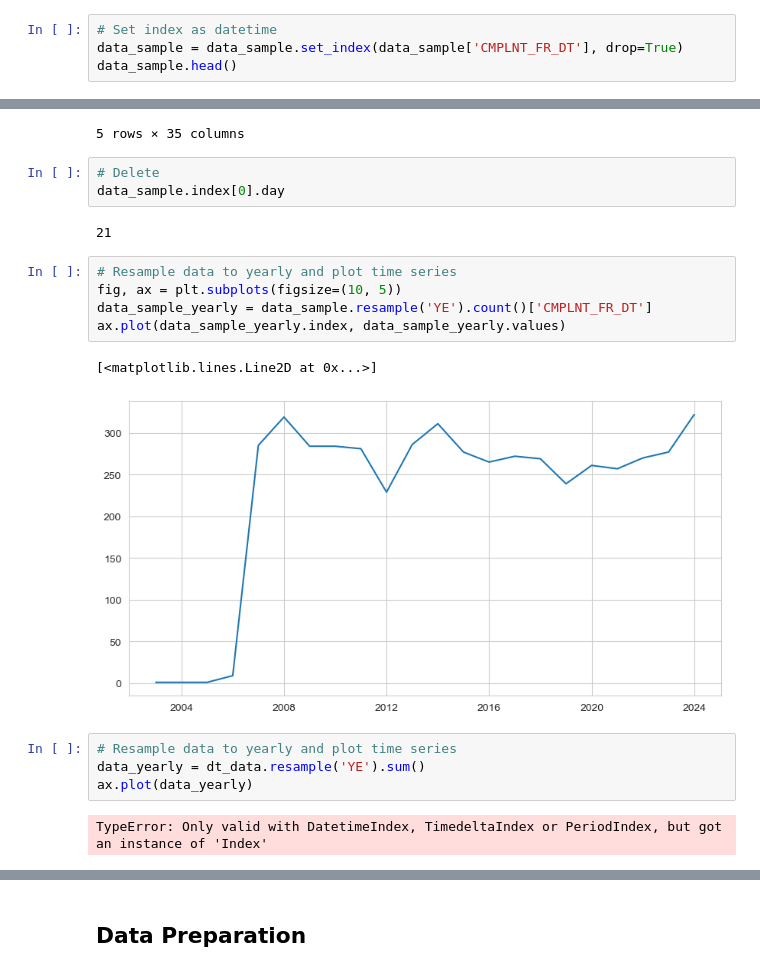
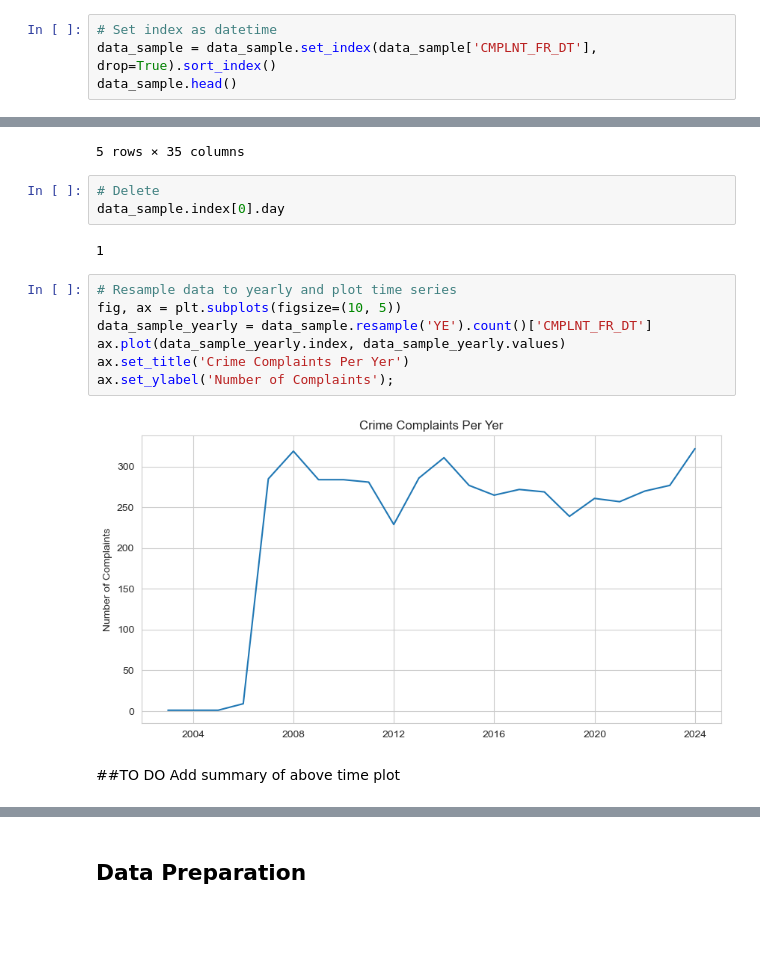
Before and after one commit to scarlettvalentin/nypd_crime, a Jupyter notebook: notebook.ipynb, the cells around one changed output, grey strips where cells are left out. Drawn from its saved outputs; the diff is of its cells as text; blank space fills up the shorter version.

Commit message:
add EDA graphs

```diff
--- a/notebook.ipynb
+++ b/notebook.ipynb
@@ -219,7 +219,7 @@ RangeIndex(start=0, stop=8914838, step=1)
 data_sample['CMPLNT_FR_DT'] = pd.to_datetime(data_sample['CMPLNT_FR_DT'], format='%m/%d/%Y')
 # %%
 # Set index as datetime
-data_sample = data_sample.set_index(data_sample['CMPLNT_FR_DT'], drop=True)
+data_sample = data_sample.set_index(data_sample['CMPLNT_FR_DT'], drop=True).sort_index()
 data_sample.head()
 # %% [output]
 |  | CMPLNT_NUM | CMPLNT_FR_DT | CMPLNT_FR_TM | CMPLNT_TO_DT | CMPLNT_TO_TM | ADDR_PCT_CD | RPT_DT | ... |
@@ -274,18 +274,16 @@ dt_data.head()
 # Delete
 data_sample.index[0].day
 # %% [output]
-21
+1
 # %%
 # Resample data to yearly and plot time series
 fig, ax = plt.subplots(figsize=(10, 5))
 data_sample_yearly = data_sample.resample('YE').count()['CMPLNT_FR_DT']
 ax.plot(data_sample_yearly.index, data_sample_yearly.values)
+ax.set_title('Crime Complaints Per Yer')
+ax.set_ylabel('Number of Complaints');
 # %% [output]
-[<matplotlib.lines.Line2D at 0x...>]
-[figure, old version]
+[figure, new version]
-# %%
-# Resample data to yearly and plot time series
-data_yearly = dt_data.resample('YE').sum()
-ax.plot(data_yearly)
-# %% [output]
-TypeError: Only valid with DatetimeIndex, TimedeltaIndex or PeriodIndex, but got an instance of 'Index'
+# %% [markdown]
+##TO DO
+Add summary of above time plot
```
Also changed, not shown: parts of 16 cells of this notebook.
